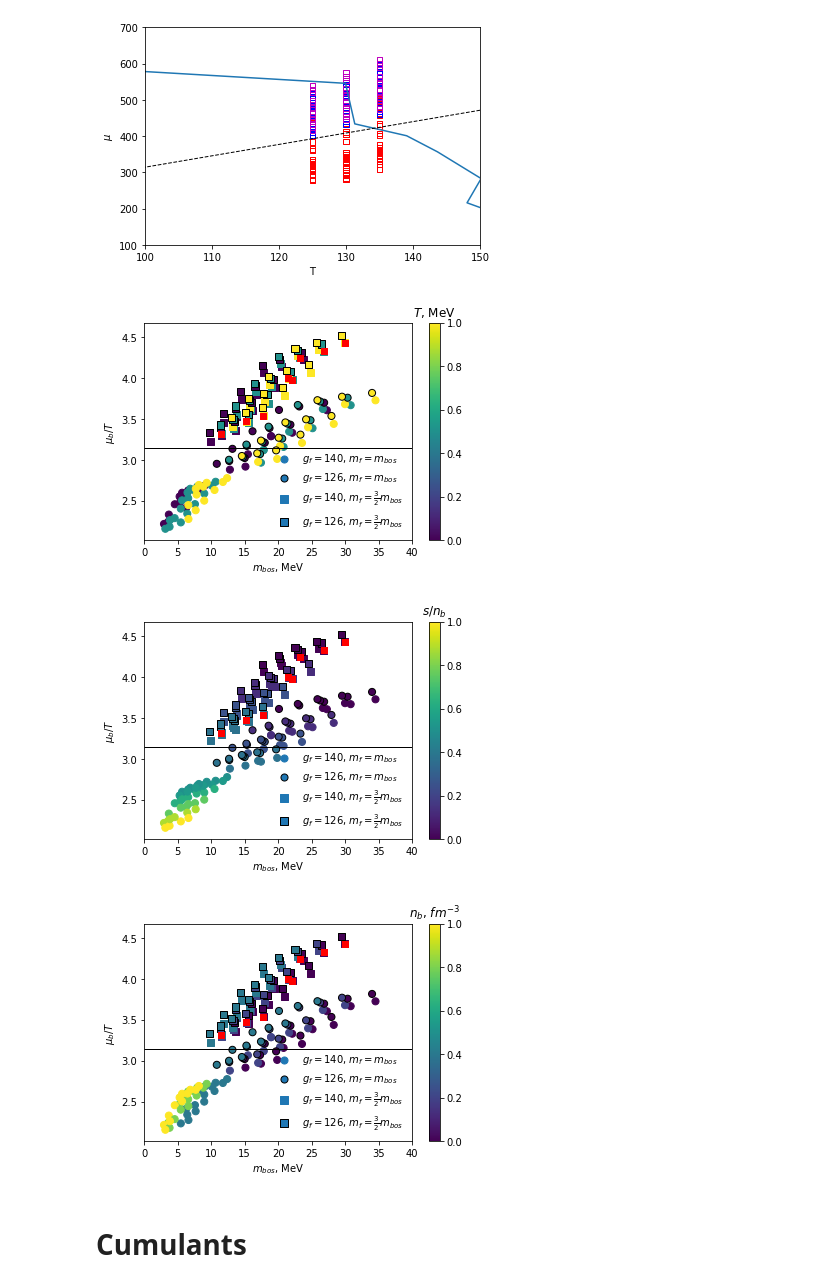
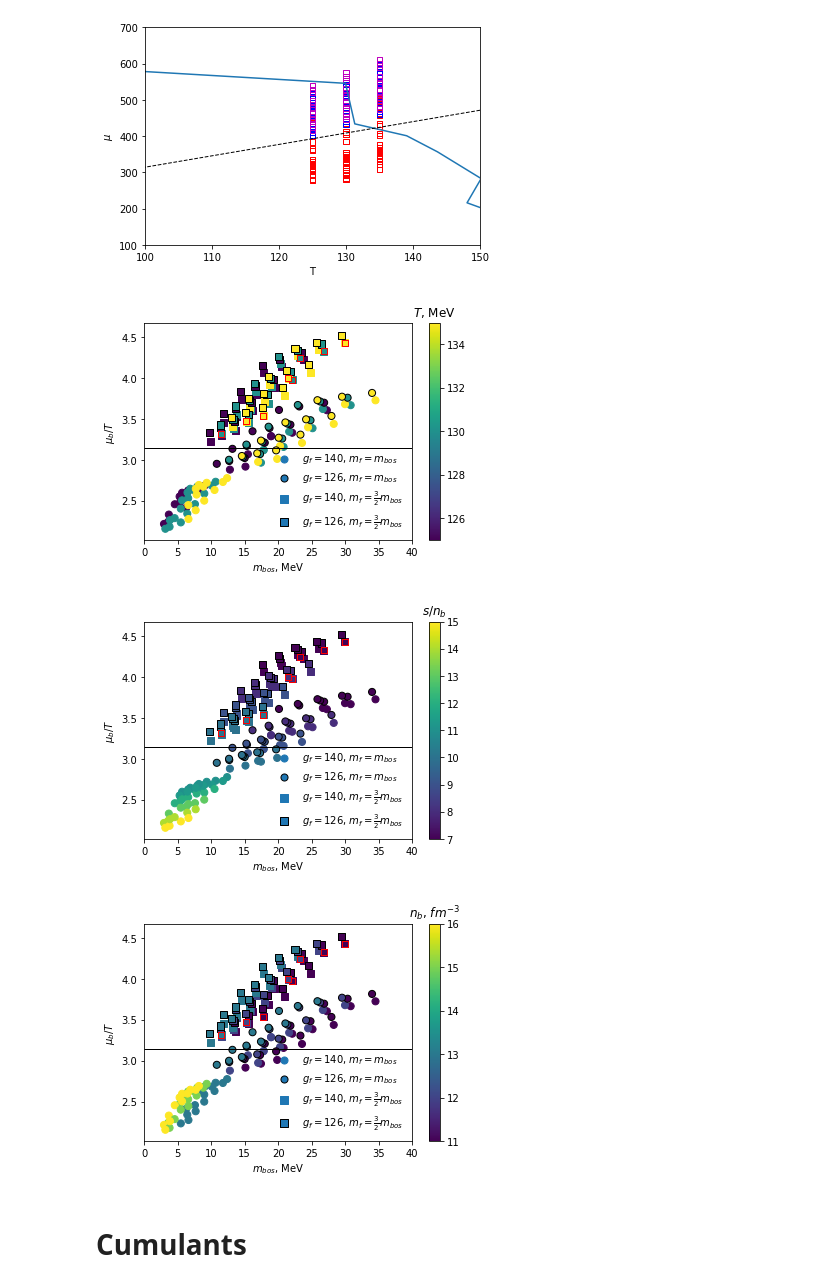
Before and after one commit to NazyS/relativistic-ISCT-EoS, a Jupyter notebook: phase_transition.ipynb, the cells around one changed output. Drawn from its saved outputs; the diff is of its cells as text; code cells hidden in the pictures.

Commit message:
fixed colorbar for plots with selected points

```diff
--- a/phase_transition.ipynb
+++ b/phase_transition.ipynb
@@ -84,37 +84,40 @@ for i in range(len(cmaps)):
             edgecolors='k',
             vmin=vmin, vmax=vmax,
             )
     plt.scatter(df_nm['m'], df_nm['mu']/df_nm['T'], c=df_nm[cmap], s=50,
             marker='s',
             label='$g_f=140$, $m_f = \\frac{3}{2}m_{bos}$',
             vmin=vmin, vmax=vmax,
             )
     plt.scatter(df_nm_lgf['m'], df_nm_lgf['mu']/df_nm_lgf['T'], c=df_nm_lgf[cmap], s=50,
             marker='s',
             label='$g_f=126$, $m_f = \\frac{3}{2}m_{bos}$',
             edgecolors='k',
             vmin=vmin, vmax=vmax,
             )
 
-    plt.scatter(selected_df['m'], selected_df['mu/T'], c='r', marker='s', zorder=1,
+    plt.scatter(selected_df['m'], selected_df['mu/T'], c=selected_df[cmap], marker='s',
+        edgecolors='r',
         # label='selected'
+        vmin=vmin, vmax=vmax,
         )
+
 
     plt.hlines(np.pi, 0, 100, linewidth=1)
     plt.xlim(0,40)
     # plt.ylim(2,)
 
     plt.xlabel('$m_{bos}$, MeV')
     plt.ylabel('$\\mu_b/T$')
     clb = plt.colorbar()
     clb.ax.set_title(cbar_label)
     plt.legend(frameon=False)
 #     plt.savefig(f'visualization/plots/low_m_search_cb_{cmap}_3.pdf')
     plt.show()
 # %% [output]
-[figure, old version]
+[figure, new version]
-[figure, old version]
+[figure, new version]
-[figure, old version]
+[figure, new version]
 # %% [markdown]
 # Cumulants
 # %%
```
